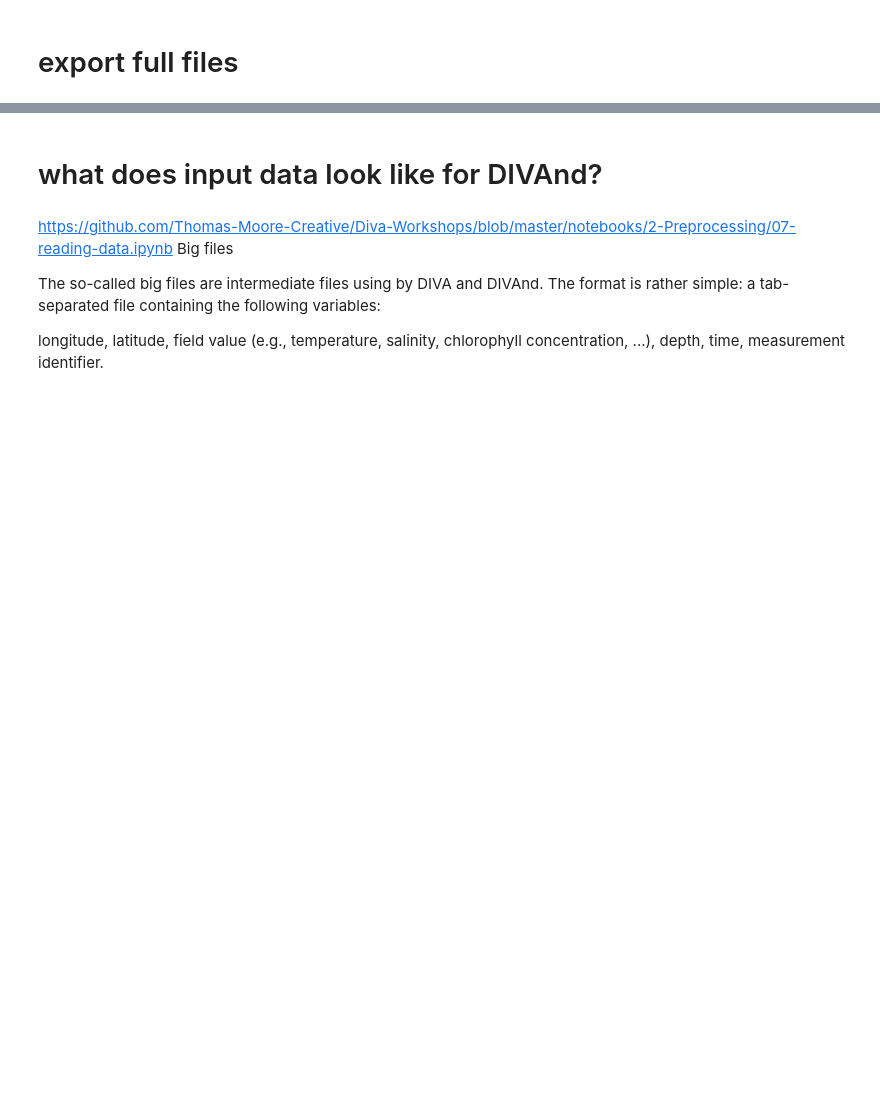
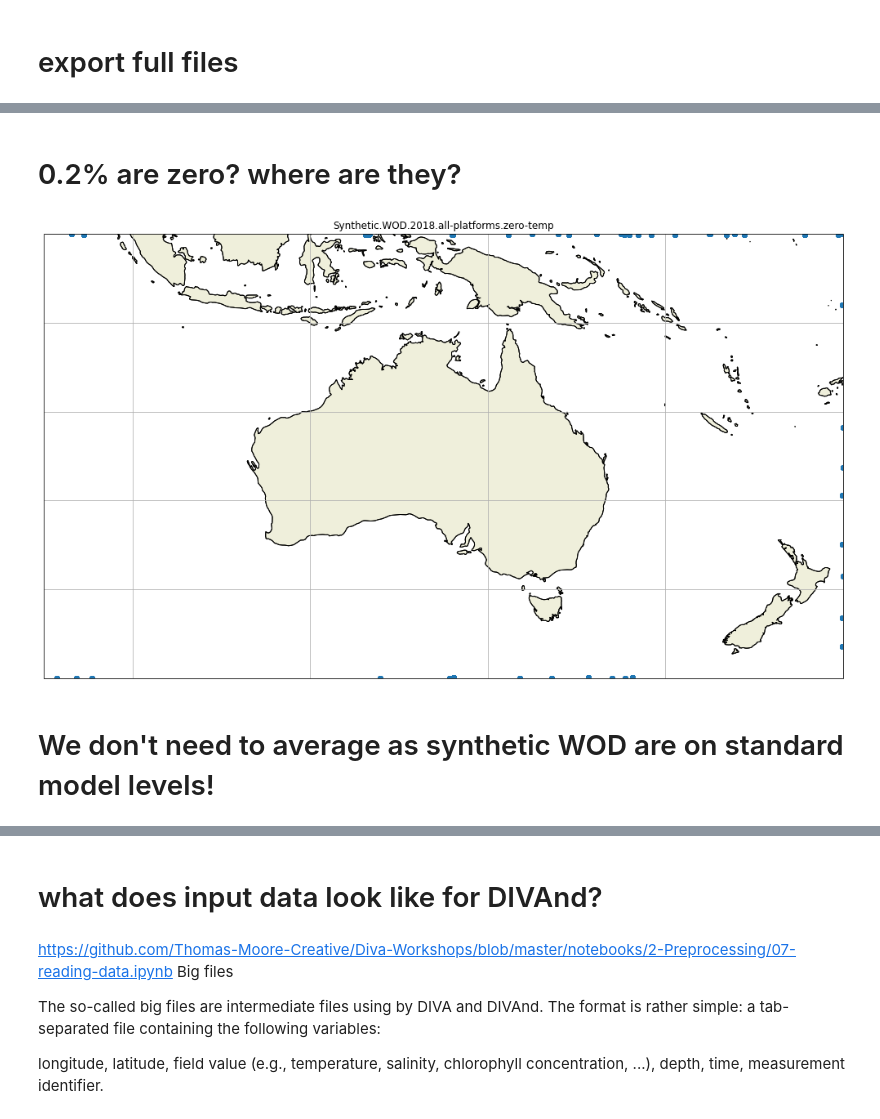
Before and after one commit to CARSv2/cars-v2, a Jupyter notebook: notebooks/Synthetic_WOD-explore-prep-TSM.ipynb, the cells around one changed output, grey strips where cells are left out. Cells and saved outputs as stored; diff of their text form; code cells hidden in the pictures; blank space fills up the shorter version.

```diff
--- a/notebooks/Synthetic_WOD-explore-prep-TSM.ipynb
+++ b/notebooks/Synthetic_WOD-explore-prep-TSM.ipynb
@@ -328,0 +295,5 @@ Data variables:
+# %%
+filter_zero = DF['temp'] == 0.0
+# %%
+DF_zero = DF[filter_zero]
+DF_zero
@@ -328,0 +330,8 @@ Data variables:
+# %% [markdown]
+# 0.2% are zero? where are they?
+# %%
+DF_plot(DF = DF_zero,title='Synthetic.WOD.2018.all-platforms.zero-temp',save_flag=True)
+# %% [output]
+[figure, added]
+# %% [markdown]
+# We don't need to average as synthetic WOD are on standard model levels!
```
Also changed, not shown: parts of 54 cells of this notebook, 2 other files.
